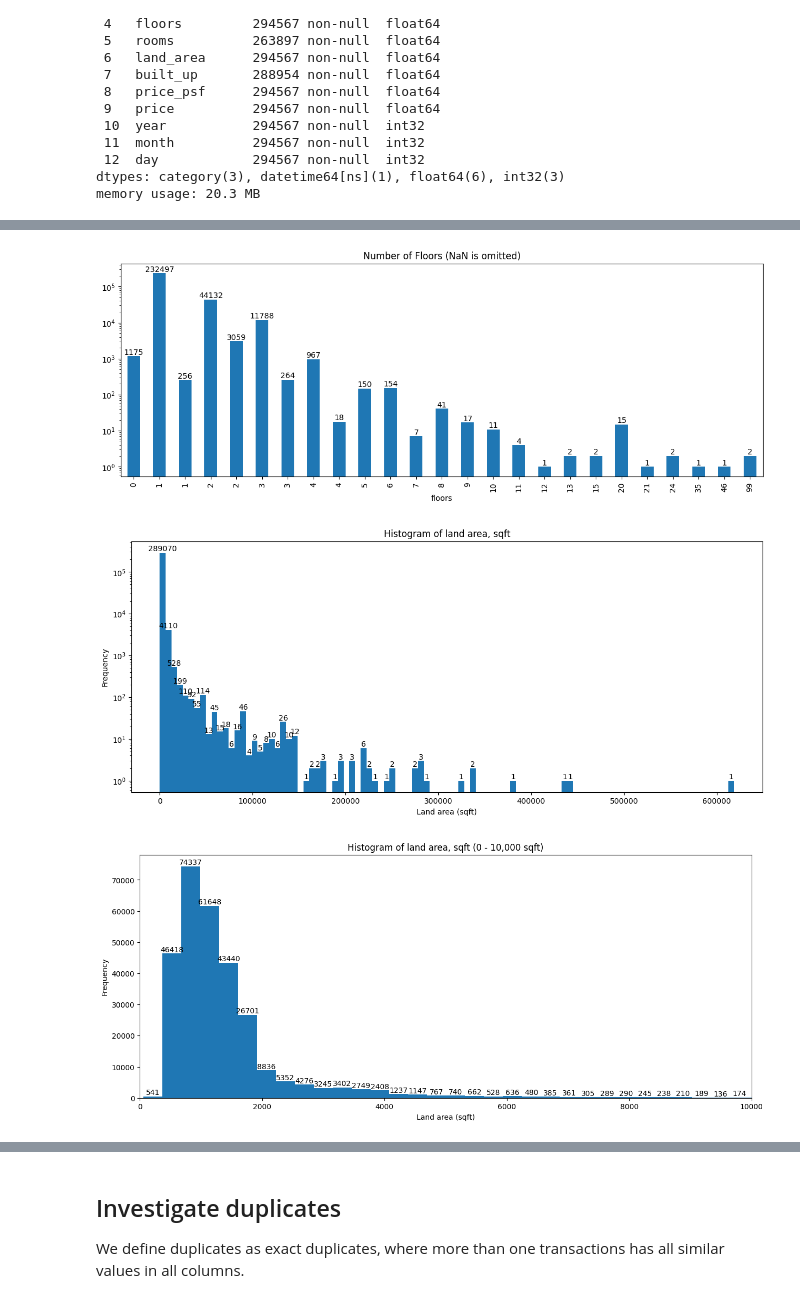
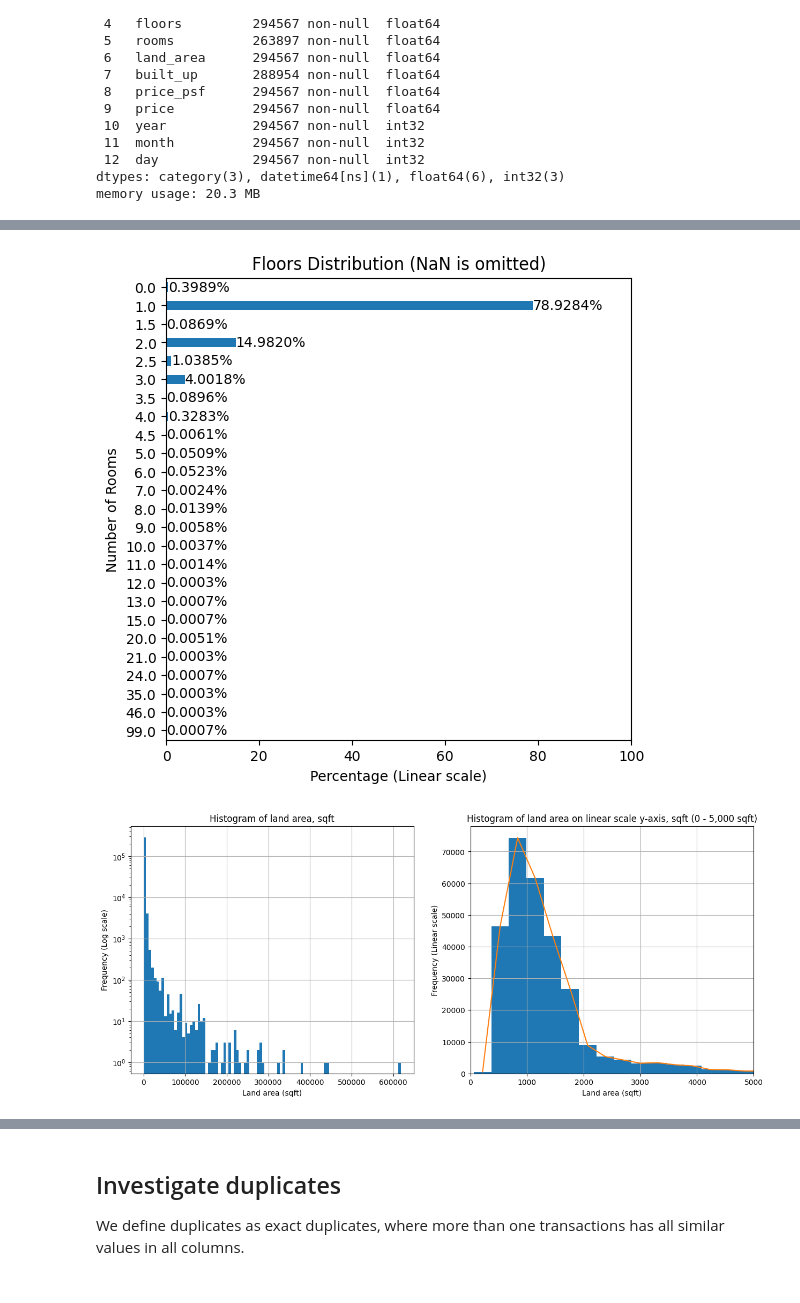
Before and after one commit to yuenherny/kl-house-price-forecasting, a Jupyter notebook: notebooks/03 - Data Cleaning 1.ipynb, the cells around one changed output, grey strips where cells are left out. Drawn from its saved outputs; the diff is of its cells as text; code cells hidden in the pictures.

```diff
--- a/notebooks/03 - Data Cleaning 1.ipynb
+++ b/notebooks/03 - Data Cleaning 1.ipynb
@@ -306,40 +310,45 @@ plt.show()
 # %%
-ax = df_transactions['floors'].value_counts().sort_index().plot(
-    kind='bar',
-    logy=True,
-    figsize=(15, 5),
-    title='Number of Floors (NaN is omitted)'
+ax = df_transactions['floors'].value_counts(normalize=True).apply(lambda x: 100 * x).sort_index(ascending=False).plot(
+    kind='barh',
+    # logy=True,
+    figsize=(6, 6),
+    title='Floors Distribution (NaN is omitted)',
+    xlabel='Percentage (Linear scale)',
+    ylabel='Number of Rooms',
+    xlim=(0, 100)
 )
-ax.bar_label(ax.containers[0], fmt='%.0f')
-ax.set_xticklabels(df_transactions['floors'].value_counts().sort_index().index.astype(int))
+ax.bar_label(ax.containers[0], fmt='%.4f%%')
+# ax.set_yticklabels(df_transactions['floors'].value_counts().sort_index(ascending=False).index.astype(int))
 plt.show()
 # %% [output]
-[figure, old version]
+[figure, new version]
 # %%
-ax = df_transactions['land_area'].plot(
+fig, axs = plt.subplots(1, 2, figsize=(15, 6))
+df_transactions['land_area'].plot(
     kind='hist',
     bins=100,
-    figsize=(15, 6),
+    # figsize=(6, 6),
     logy=True,
     title='Histogram of land area, sqft',
-    xlabel='Land area (sqft)'
+    xlabel='Land area (sqft)',
+    ylabel='Frequency (Log scale)',
+    ax=axs[0],
+    grid=True,
 )
-ax.bar_label(ax.containers[0], fmt='%.0f')
+# axs[0].bar_label(ax.containers[0], fmt='%2.0f')
+
+df_transactions['land_area'].plot(
+    kind='hist',
+    bins=2000,
+    title='Histogram of land area on linear scale y-axis, sqft (0 - 5,000 sqft)',
+    xlabel='Land area (sqft)',
+    ylabel='Frequency (Linear scale)',
+    grid=True,
+    ax=axs[1],
+)
+sns.histplot(df_transactions['land_area'], element='poly', fill=False, bins=2000)
+axs[1].set_xlim(0, 5_000)
 plt.show()
 # %% [output]
-[figure, old version]
+[figure, new version]
-# %%
-ax = df_transactions['land_area'].plot(
-    kind='hist',
-    xlim=(0, 10_000),
-    bins=2000,
-    figsize=(15, 6),
-    # logy=True,
-    title='Histogram of land area, sqft (0 - 10,000 sqft)',
-    xlabel='Land area (sqft)',
-)
-ax.bar_label(ax.containers[0], fmt='%.0f')
-plt.show()
-# %% [output]
-[figure, removed]
 # %%
```
Also changed, not shown: parts of 9 cells of this notebook, 1 other file.
